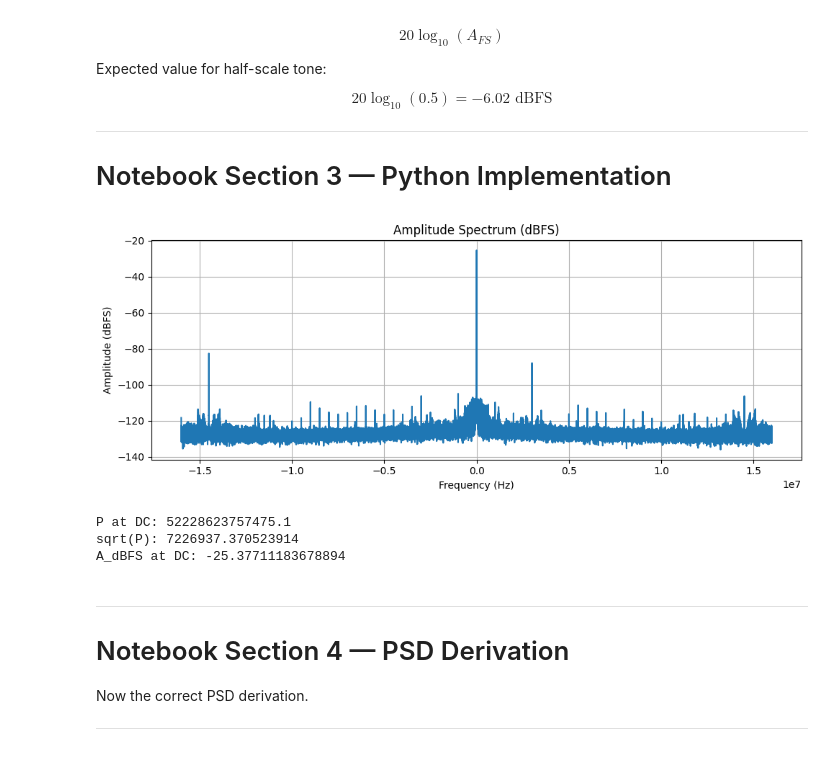
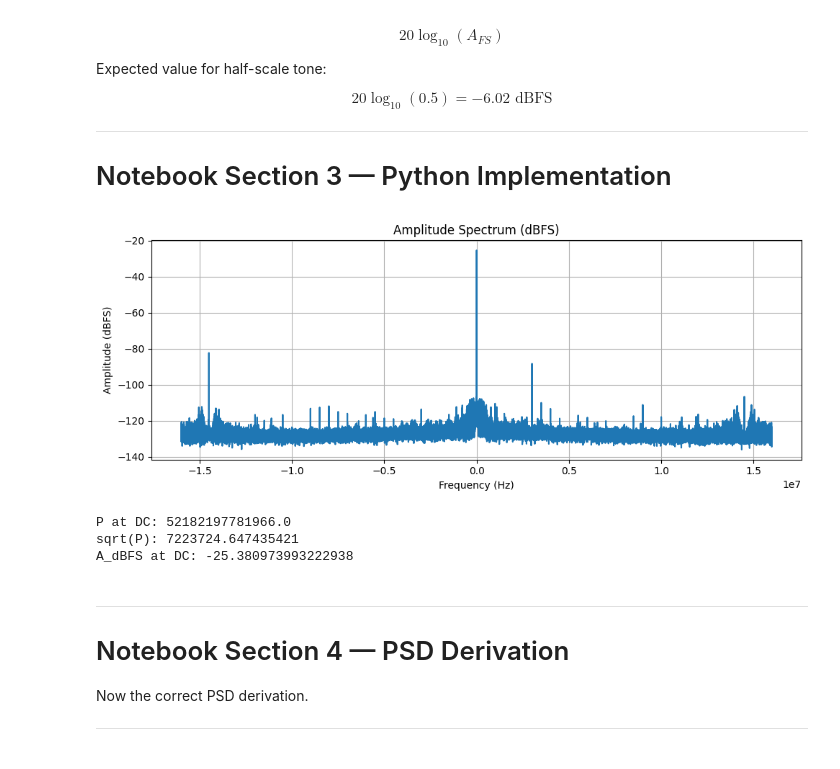
Before and after one commit to openquantumhardware/qick-tools, a Jupyter notebook: qick_tprocv2_111_fft_spectrum/notebooks/FFT_spectrum_acc1_data_analysis.ipynb, the cells around one changed output. Saved outputs shown, nothing was run; the diff lists cells and outputs as text; code cells hidden in the pictures.

Commit message:
Update datafile name in FFT_spectrum_acc1_data_analysis.ipynb

```diff
--- a/qick_tprocv2_111_fft_spectrum/notebooks/FFT_spectrum_acc1_data_analysis.ipynb
+++ b/qick_tprocv2_111_fft_spectrum/notebooks/FFT_spectrum_acc1_data_analysis.ipynb
@@ -146,7 +146,7 @@ FS = 2**(N_bits - 1)    # Full-scale amplitude (8192)
 # Load FFT power data
 # -----------------------------
 # P[k] = averaged |X[k]|^2
-P = np.loadtxt("data/fft_spectrum_data.txt")
+P = np.loadtxt("data/x_acc_f_data.txt")
 
 # -----------------------------
 # Recover FFT magnitude
@@ -164,37 +164,37 @@ A = X_mag / N
 
 # -----------------------------
 # Normalize to Full-Scale
 # -----------------------------
 A_FS = A / FS
 
 # Convert to dBFS
 A_dBFS = 20 * np.log10(A_FS + 1e-20)
 
 # -----------------------------
 # Frequency Axis
 # -----------------------------
 # Spectrum is already centered (tone at DC)
 freq = np.linspace(-Fs/2, Fs/2, N)
 
 # -----------------------------
 # Plot Amplitude Spectrum
 # -----------------------------
 plt.figure(figsize=(10,4))
 plt.plot(freq, A_dBFS)
 plt.title("Amplitude Spectrum (dBFS)")
 plt.xlabel("Frequency (Hz)")
 plt.ylabel("Amplitude (dBFS)")
 plt.grid(True)
 plt.tight_layout()
 plt.show()
 print("P at DC:", P[N//2])
 print("sqrt(P):", np.sqrt(P[N//2]))
 print("A_dBFS at DC:", A_dBFS[N//2])
 # %% [output]
-[figure, old version]
+[figure, new version]
-P at DC: 52228623757475.1
-sqrt(P): 7226937.370523914
-A_dBFS at DC: -25.37711183678894
+P at DC: 52182197781966.0
+sqrt(P): 7223724.647435421
+A_dBFS at DC: -25.380973993222938
 # %% [markdown]
 ---
 
```
